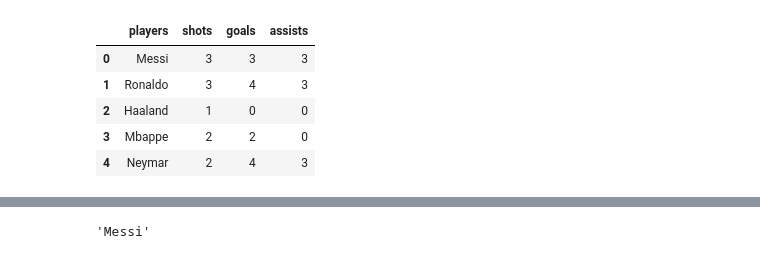
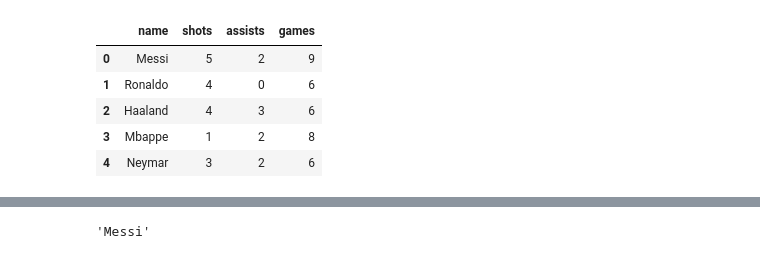
Before and after one commit to nkmwicz/python-classwork2025f, a Jupyter notebook: 5.1-df-basics.ipynb, the cells around one changed output, grey strips where cells are left out. Saved outputs shown, nothing was run; the diff lists cells and outputs as text; code cells hidden in the pictures.

```diff
--- a/5.1-df-basics.ipynb
+++ b/5.1-df-basics.ipynb
@@ -1,23 +1,29 @@
 # %%
 # % pip install pandas
 import pandas as pd
 import random
 
+def create_list(names_list, range_max, range_min=0):
+    new_list = [
+        random.choice(range(range_min,range_max)) for i in range(len(names_list))
+        ]
+    return new_list
+
 # 1st way: dictionaries
 names = ["Messi", "Ronaldo", "Haaland", "Mbappe", "Neymar"]
 data_dict = {
-    "players": names,
-    "shots": [random.choice(range(4)) for i in range(len(names))],
-    "goals": [random.choice(range(7)) for i in range(len(names))],
-    "assists": [random.choice(range(4)) for i in range(len(names))],
+    "name": names,
+    "shots": create_list(names_list=names, range_max=7),
+    "assists": create_list(names_list=names, range_max=4),
+    "games": create_list(names_list=names, range_max=10, range_min=5)
 }
 
-df1 = pd.DataFrame(data=data_dict)
-df1
+df2 = pd.DataFrame(data=data_dict)
+df2
 # %% [output]
-|  | players | shots | goals | assists |
-| 0 | Messi | 3 | 3 | 3 |
-| 1 | Ronaldo | 3 | 4 | 3 |
-| 2 | Haaland | 1 | 0 | 0 |
-| 3 | Mbappe | 2 | 2 | 0 |
-| 4 | Neymar | 2 | 4 | 3 |
+|  | name | shots | assists | games |
+| 0 | Messi | 5 | 2 | 9 |
+| 1 | Ronaldo | 4 | 0 | 6 |
+| 2 | Haaland | 4 | 3 | 6 |
+| 3 | Mbappe | 1 | 2 | 8 |
+| 4 | Neymar | 3 | 2 | 6 |
```
Also changed, not shown: parts of 27 cells of this notebook, 1 other file.
